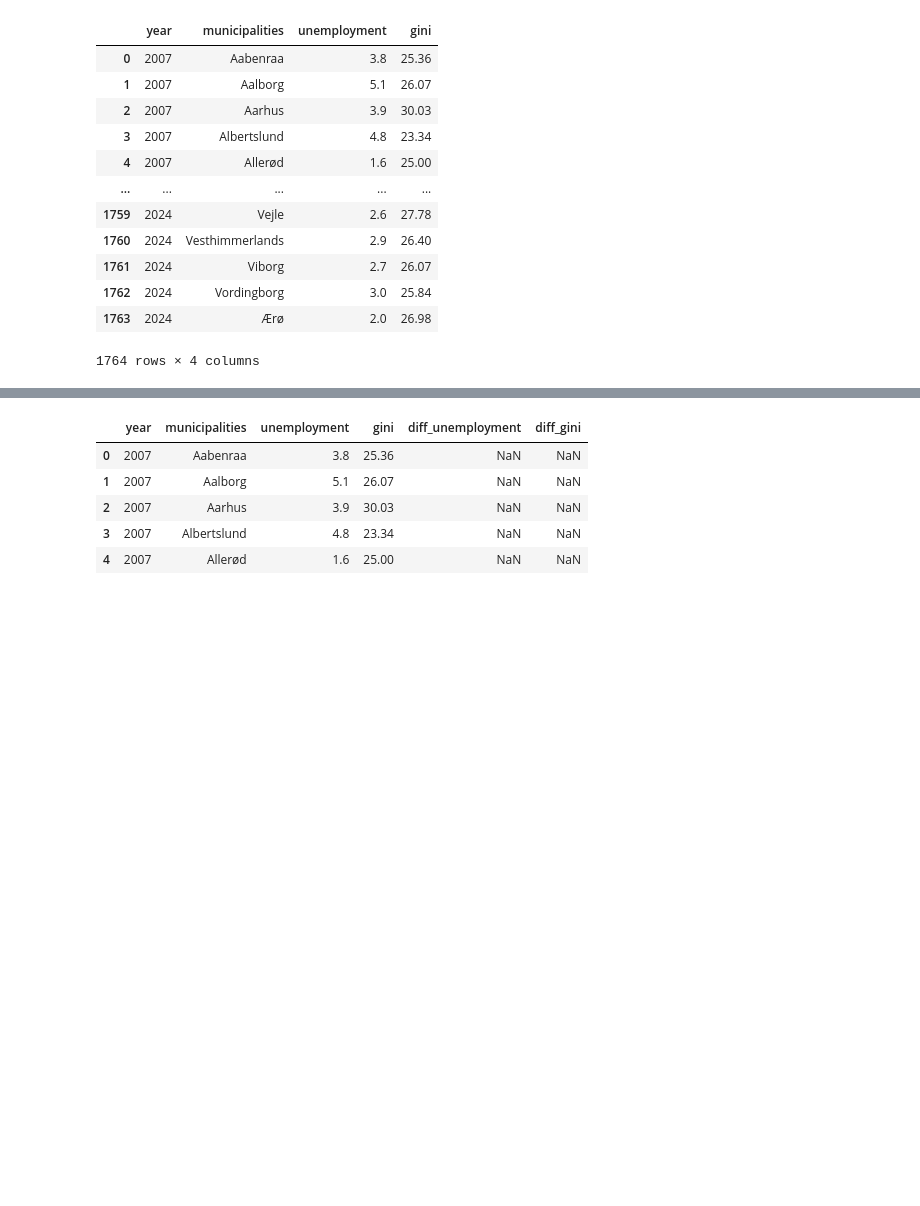
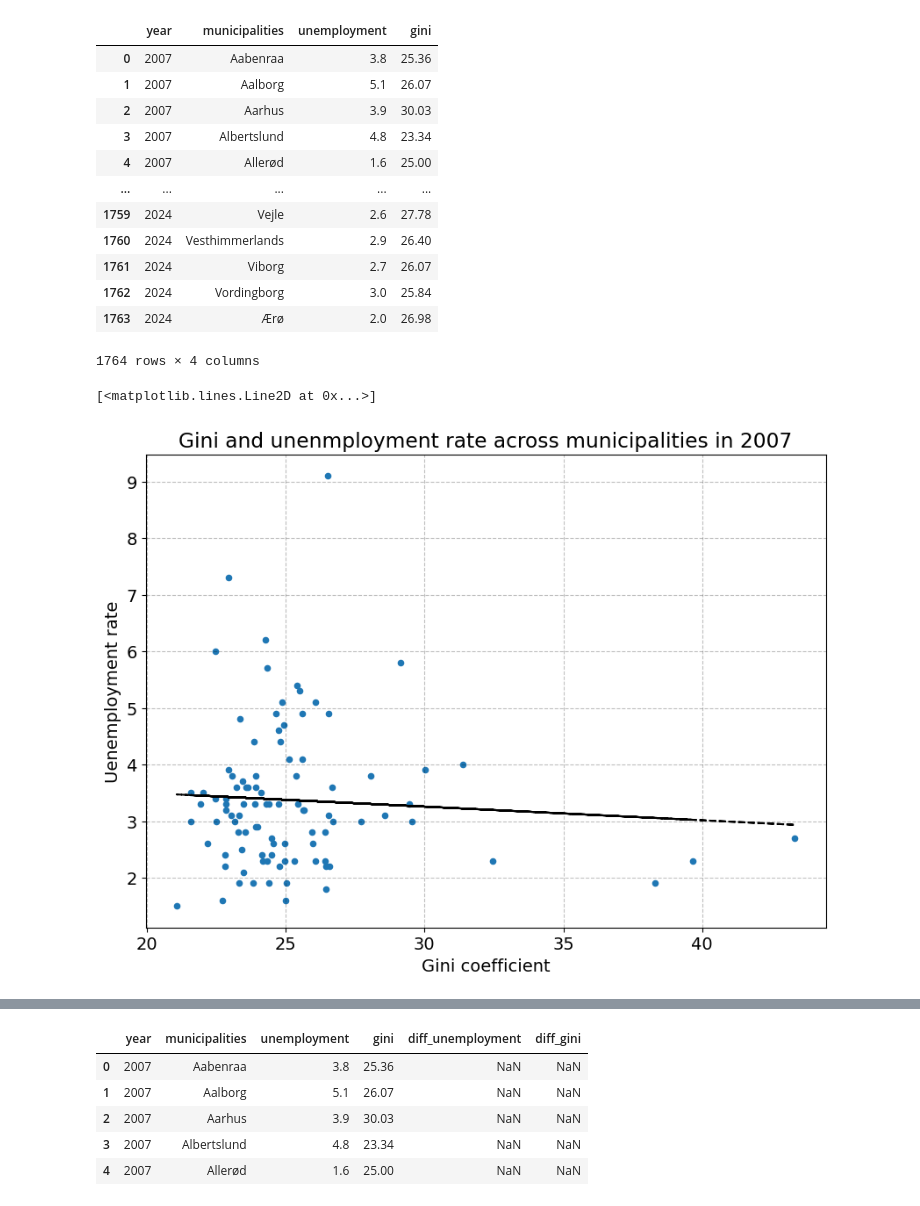
Before and after one commit to mnielsenkaplan-byte/ProgEcon4, a Jupyter notebook: Data Project.ipynb, the cells around one changed output, grey strips where cells are left out. Drawn from its saved outputs; the diff is of its cells as text; code cells hidden in the pictures; blank space fills up the shorter version.

```diff
--- a/Data Project.ipynb
+++ b/Data Project.ipynb
@@ -787,3 +792,23 @@ display(combined1)
 
 combined1['unemployment'] = combined1['unemployment'].astype(float)
 combined1['gini'] = combined1['gini'].astype(float)
+# %%
+# Makking a scatterplot for 2007
+
+combined1_2007 = combined1[combined1['year'] == 2007]
+
+fig = plt.figure(figsize = (10,7))
+ax=fig.add_subplot(1,1,1)
+ax.scatter(combined1_2007["gini"],combined1_2007["unemployment"], s=20)
+
+ax.set_title("Gini and unenmployment rate across municipalities in 2007")
+ax.set_xlabel('Gini coefficient')
+ax.set_ylabel('Uenemployment rate');
+
+# Adding a trendline
+z = np.polyfit(combined1_2007["gini"], combined1_2007["unemployment"], 1)
+p = np.poly1d(z)
+ax.plot(combined1_2007["gini"],p(combined1_2007["gini"]),color='black',ls='--',label='trendline')
+# %% [output]
+[<matplotlib.lines.Line2D at 0x...>]
+[figure, added]
```
Also changed, not shown: parts of 32 cells of this notebook.
